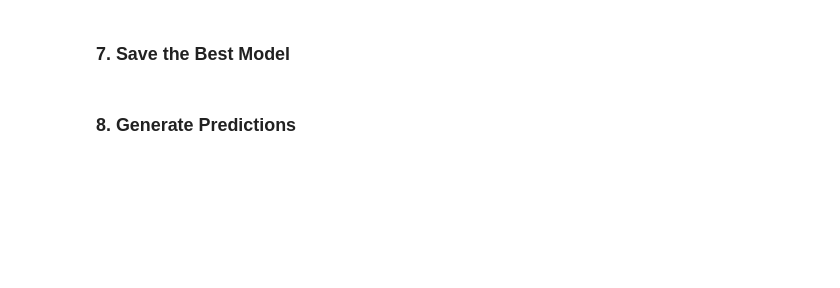
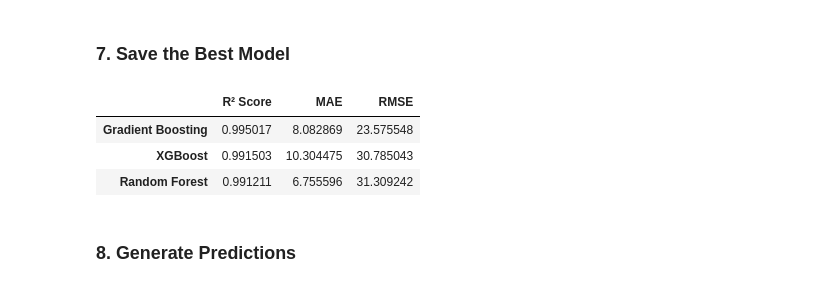
Before and after one commit to ethanaire/Sydney-Airbnb-prices-prediction, a Jupyter notebook: notebooks/04_modelling.ipynb, the cells around one changed output. Saved outputs shown, nothing was run; the diff lists cells and outputs as text; code cells hidden in the pictures; blank space fills up the shorter version.

```diff
--- a/notebooks/04_modelling.ipynb
+++ b/notebooks/04_modelling.ipynb
@@ -264,0 +417,7 @@ plt.show()
+# %%
+df_results
+# %% [output]
+|  | R² Score | MAE | RMSE |
+| Gradient Boosting | 0.995017 | 8.082869 | 23.575548 |
+| XGBoost | 0.991503 | 10.304475 | 30.785043 |
+| Random Forest | 0.991211 | 6.755596 | 31.309242 |
```
Also changed, not shown: parts of 30 cells of this notebook, 1 other file.
